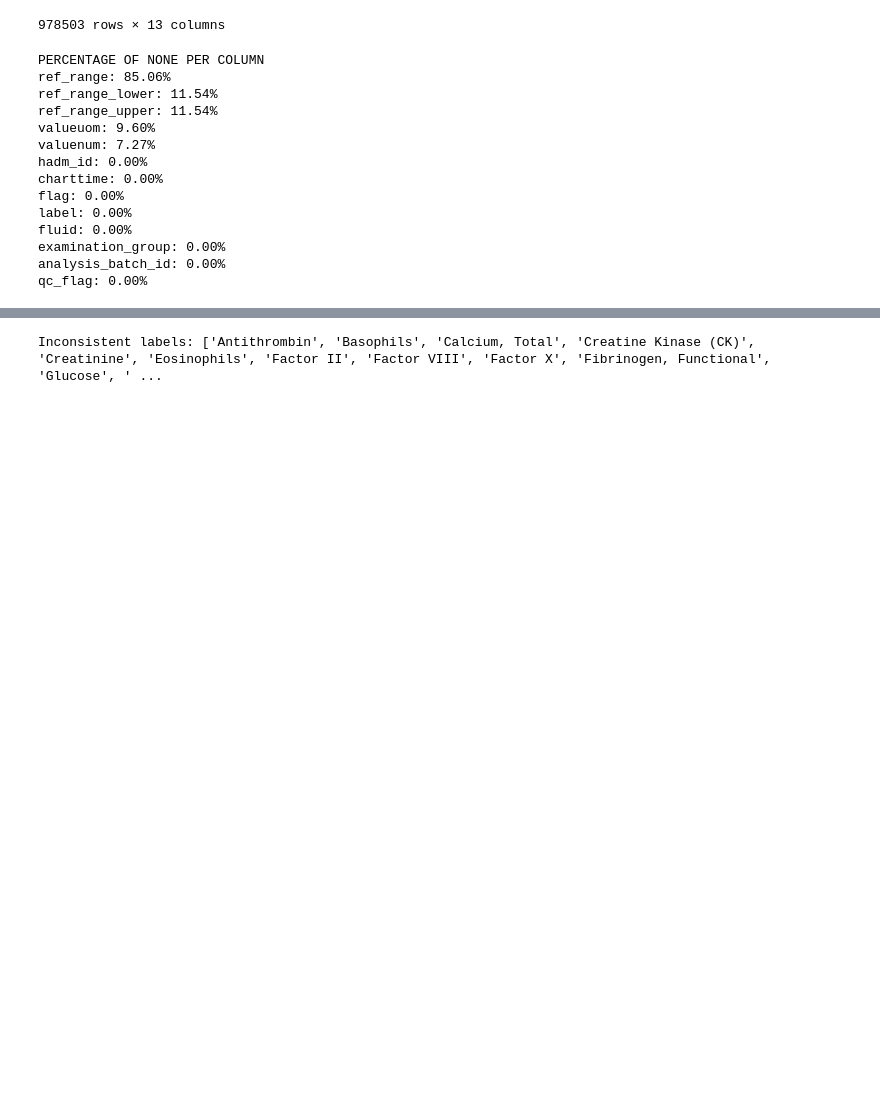
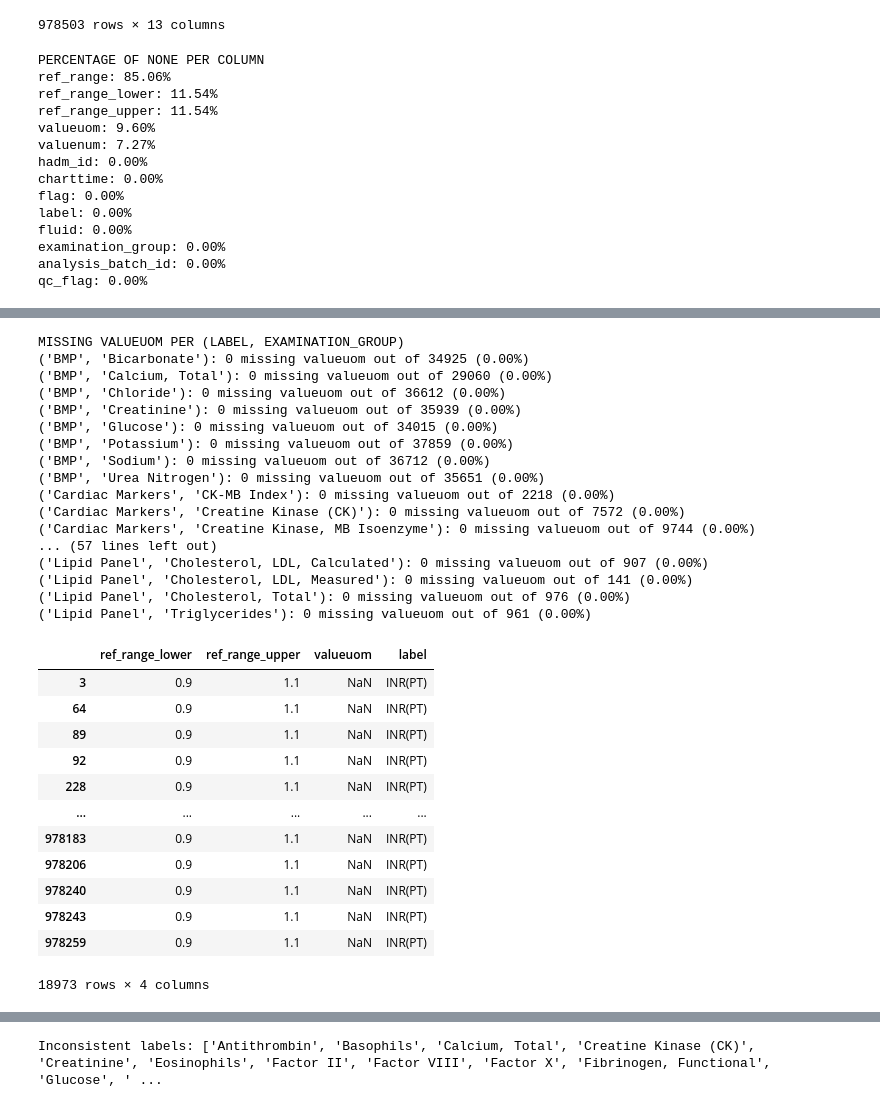
Before and after one commit to TommyTokk/DA4DH, a Jupyter notebook: notebooks/DataPreparation/data_preparation_2.ipynb, the cells around one changed output, grey strips where cells are left out. Drawn from its saved outputs; the diff is of its cells as text; code cells hidden in the pictures; blank space fills up the shorter version.

```diff
--- a/notebooks/DataPreparation/data_preparation_2.ipynb
+++ b/notebooks/DataPreparation/data_preparation_2.ipynb
@@ -155,0 +138,46 @@ data_frame
+# %%
+# For each (label, examination_group) the number of missing valueuom and percentage of missing valueuom
+grouped = data_frame.groupby(['examination_group', 'label'])
+
+#Print the grouped dataframe
+print("MISSING VALUEUOM PER (LABEL, EXAMINATION_GROUP)")
+for name, group in grouped:
+    total = group.shape[0]
+    missing_valueuom = group['valueuom'].isna().sum()
+    missing_percentage = (missing_valueuom / total) * 100
+    print(f"{name}: {missing_valueuom} missing valueuom out of {total} ({missing_percentage:.2f}%)")
+
+#Print ref_range_lower and upper, the valueuom, the label only if label == INR(PT)
+inr_data = data_frame[data_frame['label'] == 'INR(PT)'][['ref_range_lower', 'ref_range_upper', 'valueuom', 'label']]
+inr_data
+# %% [output]
+MISSING VALUEUOM PER (LABEL, EXAMINATION_GROUP)
+('BMP', 'Bicarbonate'): 0 missing valueuom out of 34925 (0.00%)
+('BMP', 'Calcium, Total'): 0 missing valueuom out of 29060 (0.00%)
+('BMP', 'Chloride'): 0 missing valueuom out of 36612 (0.00%)
+('BMP', 'Creatinine'): 0 missing valueuom out of 35939 (0.00%)
+('BMP', 'Glucose'): 0 missing valueuom out of 34015 (0.00%)
+('BMP', 'Potassium'): 0 missing valueuom out of 37859 (0.00%)
+('BMP', 'Sodium'): 0 missing valueuom out of 36712 (0.00%)
+('BMP', 'Urea Nitrogen'): 0 missing valueuom out of 35651 (0.00%)
+('Cardiac Markers', 'CK-MB Index'): 0 missing valueuom out of 2218 (0.00%)
+('Cardiac Markers', 'Creatine Kinase (CK)'): 0 missing valueuom out of 7572 (0.00%)
+('Cardiac Markers', 'Creatine Kinase, MB Isoenzyme'): 0 missing valueuom out of 9744 (0.00%)
+... (57 lines left out)
+('Lipid Panel', 'Cholesterol, LDL, Calculated'): 0 missing valueuom out of 907 (0.00%)
+('Lipid Panel', 'Cholesterol, LDL, Measured'): 0 missing valueuom out of 141 (0.00%)
+('Lipid Panel', 'Cholesterol, Total'): 0 missing valueuom out of 976 (0.00%)
+('Lipid Panel', 'Triglycerides'): 0 missing valueuom out of 961 (0.00%)
+|  | ref_range_lower | ref_range_upper | valueuom | label |
+| 3 | 0.9 | 1.1 | NaN | INR(PT) |
+| 64 | 0.9 | 1.1 | NaN | INR(PT) |
+| 89 | 0.9 | 1.1 | NaN | INR(PT) |
+| 92 | 0.9 | 1.1 | NaN | INR(PT) |
+| 228 | 0.9 | 1.1 | NaN | INR(PT) |
+| ... | ... | ... | ... | ... |
+| 978183 | 0.9 | 1.1 | NaN | INR(PT) |
+| 978206 | 0.9 | 1.1 | NaN | INR(PT) |
+| 978240 | 0.9 | 1.1 | NaN | INR(PT) |
+| 978243 | 0.9 | 1.1 | NaN | INR(PT) |
+| 978259 | 0.9 | 1.1 | NaN | INR(PT) |
+18973 rows × 4 columns
```
Also changed, not shown: parts of 9 cells of this notebook, 7 other files.
